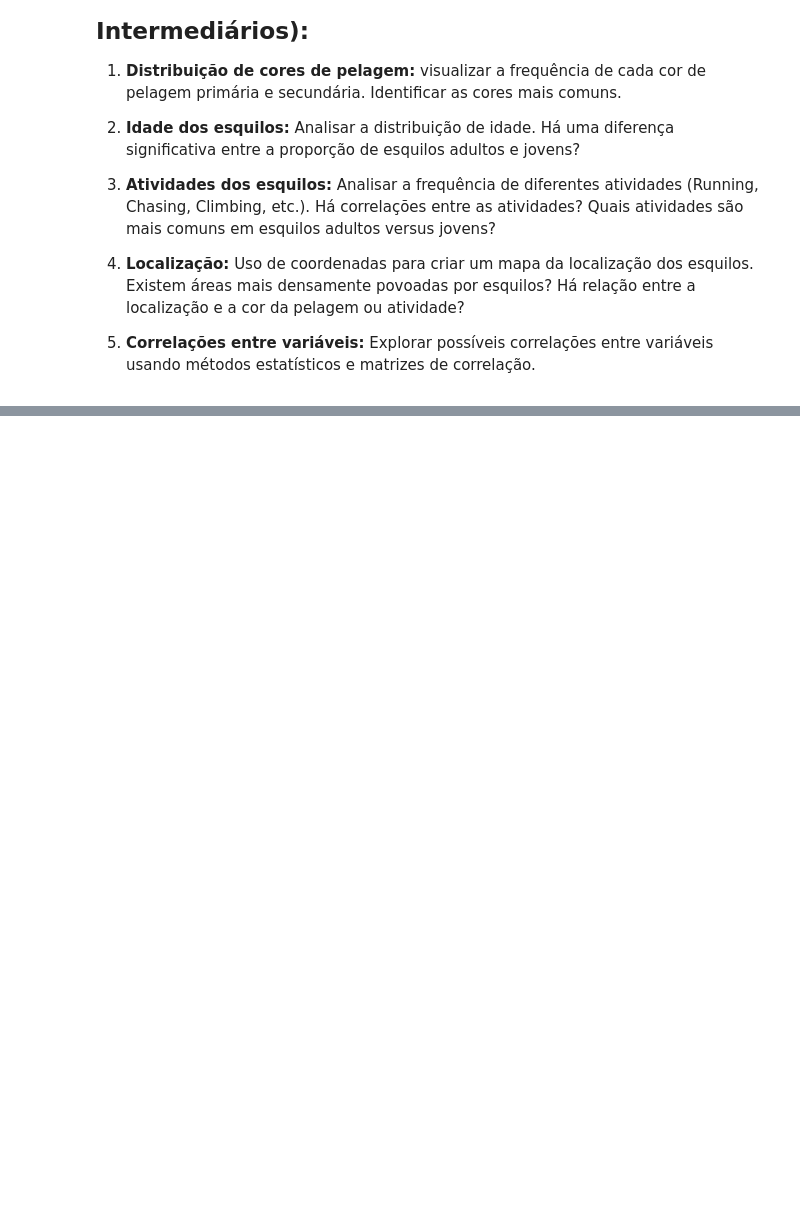
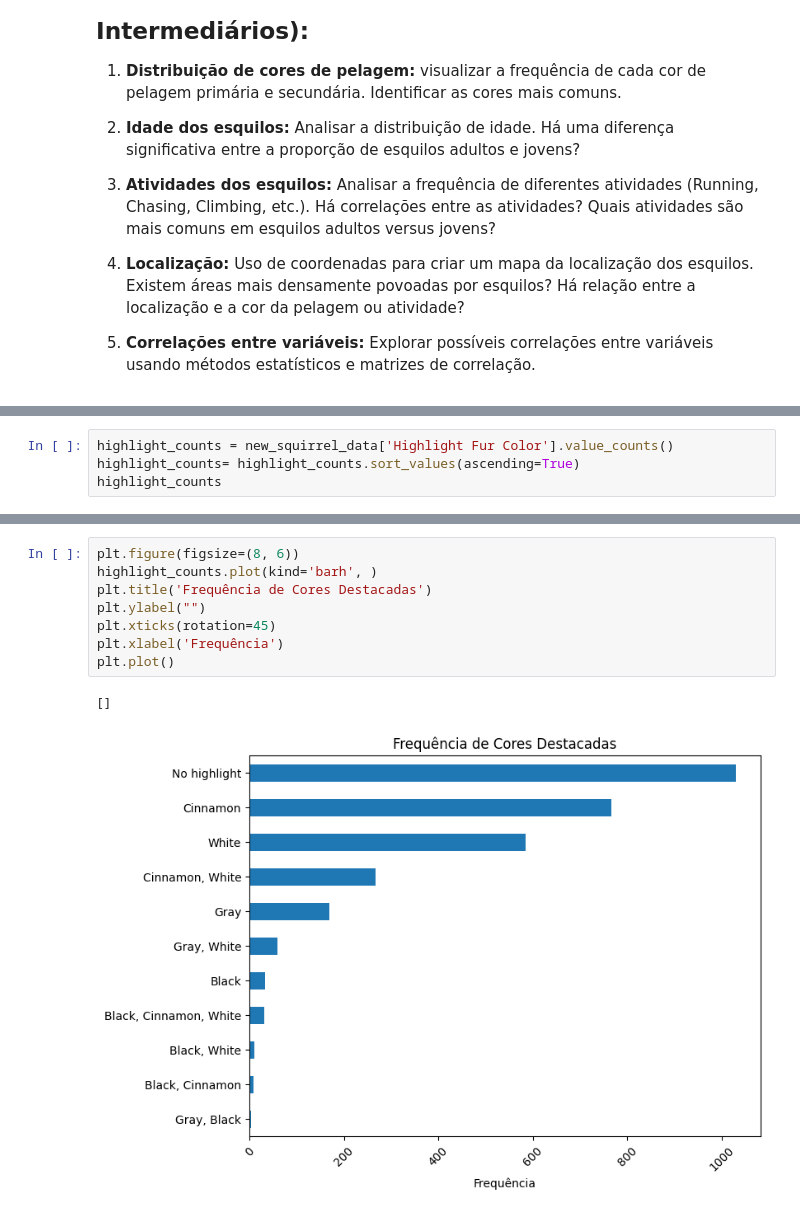
Before and after one commit to Mustasheep/Central-Park-Squirrel-Census, a Jupyter notebook: Central_Park_Squirrel_Census.ipynb, the cells around one changed output, grey strips where cells are left out. Cells and saved outputs as stored; diff of their text form; blank space fills up the shorter version.

```diff
--- a/Central_Park_Squirrel_Census.ipynb
+++ b/Central_Park_Squirrel_Census.ipynb
@@ -144,0 +155,4 @@ new_squirrel_data.head()
+# %%
+highlight_counts = new_squirrel_data['Highlight Fur Color'].value_counts()
+highlight_counts= highlight_counts.sort_values(ascending=True)
+highlight_counts
@@ -144,0 +174,11 @@ new_squirrel_data.head()
+# %%
+plt.figure(figsize=(8, 6))
+highlight_counts.plot(kind='barh', )
+plt.title('Frequência de Cores Destacadas')
+plt.ylabel("")
+plt.xticks(rotation=45)
+plt.xlabel('Frequência')
+plt.plot()
+# %% [output]
+[]
+[figure, added]
```
Also changed, not shown: parts of 4 cells of this notebook.
